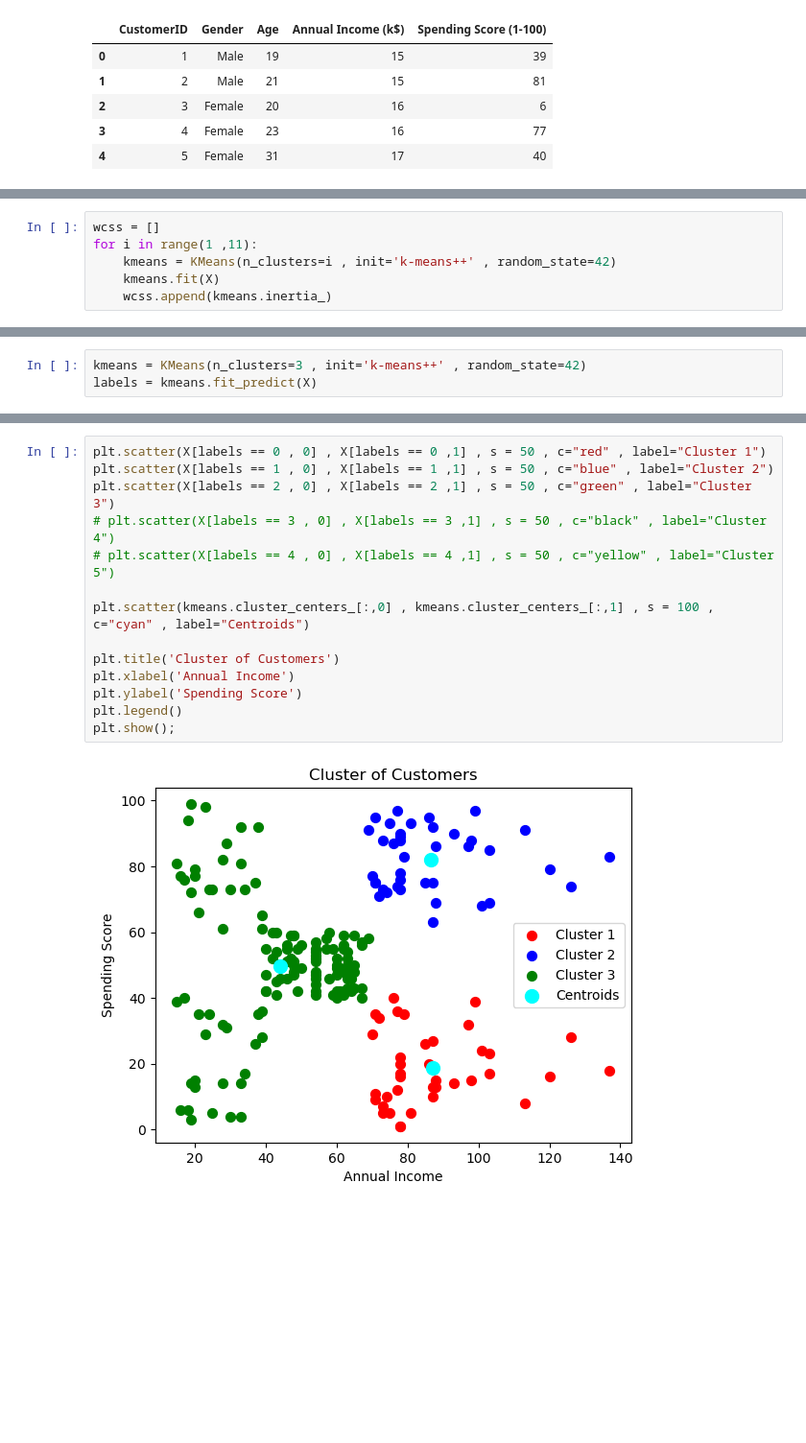
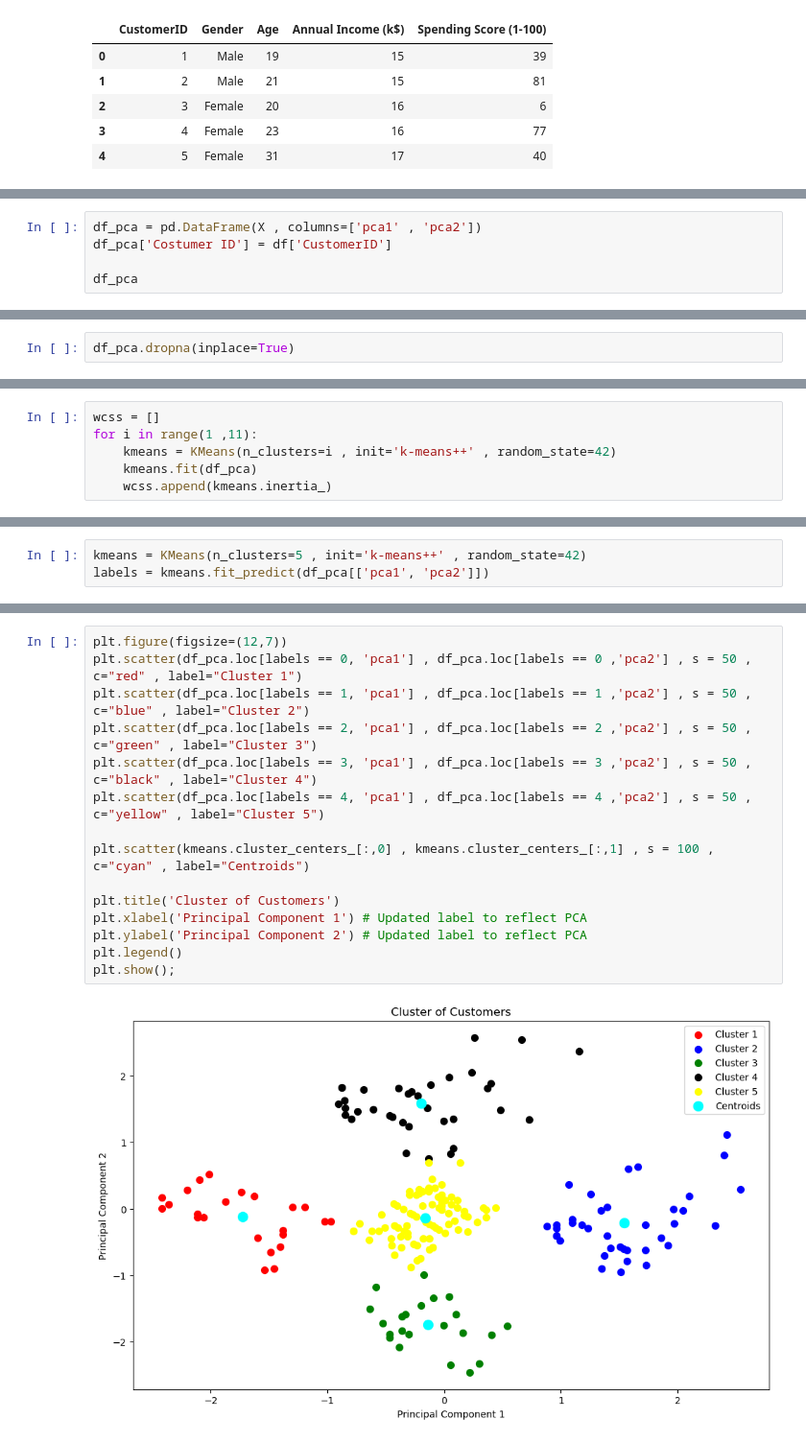
Before and after one commit to Reza18GG/Customer-segmentation-kmeans, a Jupyter notebook: notebook/my_cluster_project.ipynb, the cells around one changed output, grey strips where cells are left out. Shown at 96% size. Drawn from its saved outputs; the diff is of its cells as text; blank space fills up the shorter version.

Commit message:
Update Model Kmeans and add PCA

```diff
--- a/notebook/my_cluster_project.ipynb
+++ b/notebook/my_cluster_project.ipynb
@@ -57,0 +67,5 @@ array([[15, 39],
+# %%
+df_pca = pd.DataFrame(X , columns=['pca1' , 'pca2'])
+df_pca['Costumer ID'] = df['CustomerID']
+
+df_pca
@@ -57,0 +86,2 @@ array([[15, 39],
+# %%
+df_pca.dropna(inplace=True)
@@ -59,7 +101,7 @@ array([[15, 39],
 wcss = []
 for i in range(1 ,11):
     kmeans = KMeans(n_clusters=i , init='k-means++' , random_state=42)
-    kmeans.fit(X)
+    kmeans.fit(df_pca)
     wcss.append(kmeans.inertia_)
 # %%
 plt.plot(range(1,11) , wcss)
@@ -72,3 +114,3 @@ plt.show();
 # %%
-kmeans = KMeans(n_clusters=3 , init='k-means++' , random_state=42)
-labels = kmeans.fit_predict(X)
+kmeans = KMeans(n_clusters=5 , init='k-means++' , random_state=42)
+labels = kmeans.fit_predict(df_pca[['pca1', 'pca2']])
@@ -89,16 +122,17 @@ Davies Bouldin Score : 0.7152768202484618
 # %%
-plt.scatter(X[labels == 0 , 0] , X[labels == 0 ,1] , s = 50 , c="red" , label="Cluster 1")
-plt.scatter(X[labels == 1 , 0] , X[labels == 1 ,1] , s = 50 , c="blue" , label="Cluster 2")
-plt.scatter(X[labels == 2 , 0] , X[labels == 2 ,1] , s = 50 , c="green" , label="Cluster 3")
-# plt.scatter(X[labels == 3 , 0] , X[labels == 3 ,1] , s = 50 , c="black" , label="Cluster 4")
-# plt.scatter(X[labels == 4 , 0] , X[labels == 4 ,1] , s = 50 , c="yellow" , label="Cluster 5")
+plt.figure(figsize=(12,7))
+plt.scatter(df_pca.loc[labels == 0, 'pca1'] , df_pca.loc[labels == 0 ,'pca2'] , s = 50 , c="red" , label="Cluster 1")
+plt.scatter(df_pca.loc[labels == 1, 'pca1'] , df_pca.loc[labels == 1 ,'pca2'] , s = 50 , c="blue" , label="Cluster 2")
+plt.scatter(df_pca.loc[labels == 2, 'pca1'] , df_pca.loc[labels == 2 ,'pca2'] , s = 50 , c="green" , label="Cluster 3")
+plt.scatter(df_pca.loc[labels == 3, 'pca1'] , df_pca.loc[labels == 3 ,'pca2'] , s = 50 , c="black" , label="Cluster 4")
+plt.scatter(df_pca.loc[labels == 4, 'pca1'] , df_pca.loc[labels == 4 ,'pca2'] , s = 50 , c="yellow" , label="Cluster 5")
 
 plt.scatter(kmeans.cluster_centers_[:,0] , kmeans.cluster_centers_[:,1] , s = 100 , c="cyan" , label="Centroids")
 
 plt.title('Cluster of Customers')
-plt.xlabel('Annual Income')
-plt.ylabel('Spending Score')
+plt.xlabel('Principal Component 1') # Updated label to reflect PCA
+plt.ylabel('Principal Component 2') # Updated label to reflect PCA
 plt.legend()
 plt.show();
 # %% [output]
-[figure, old version]
+[figure, new version]
```
Also changed, not shown: parts of 15 cells of this notebook, 1 other file.
